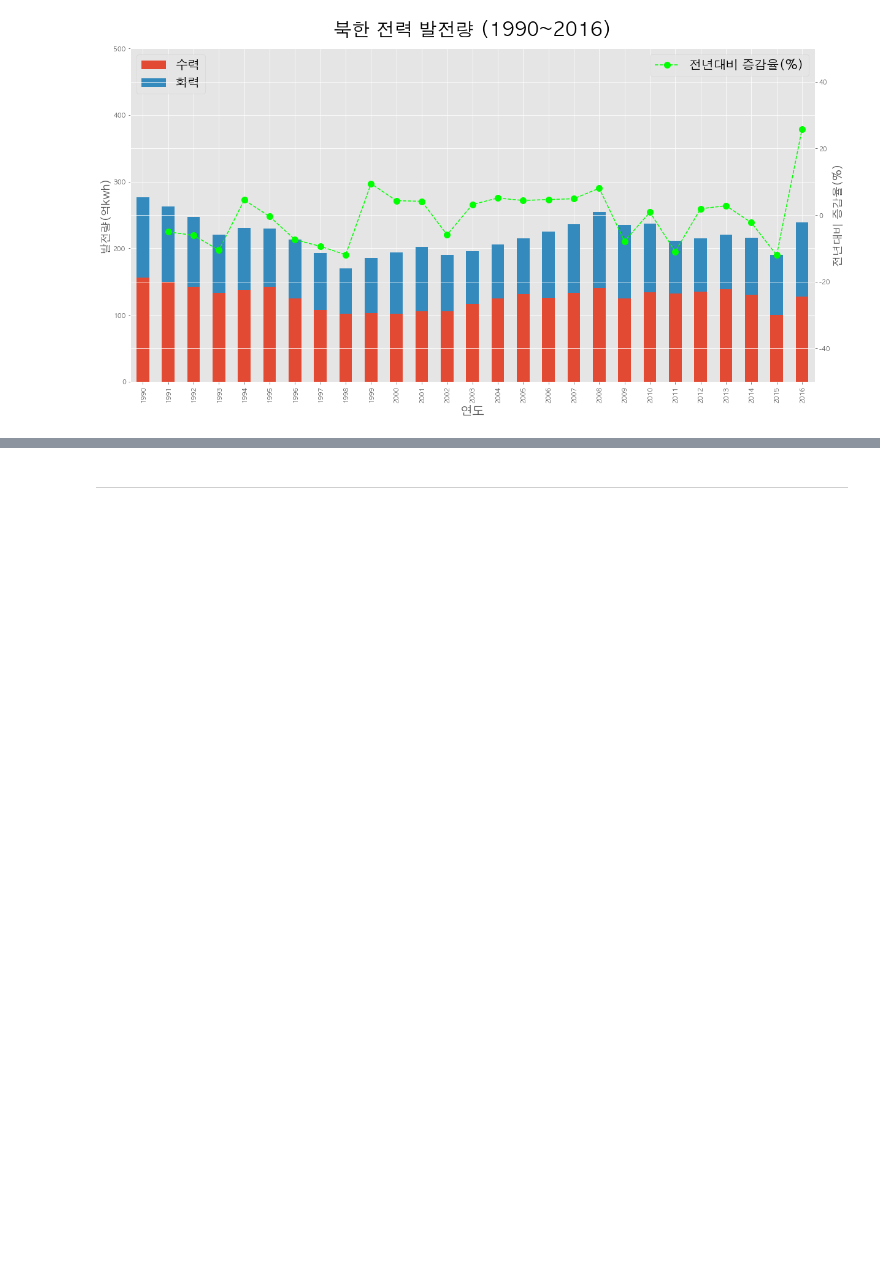
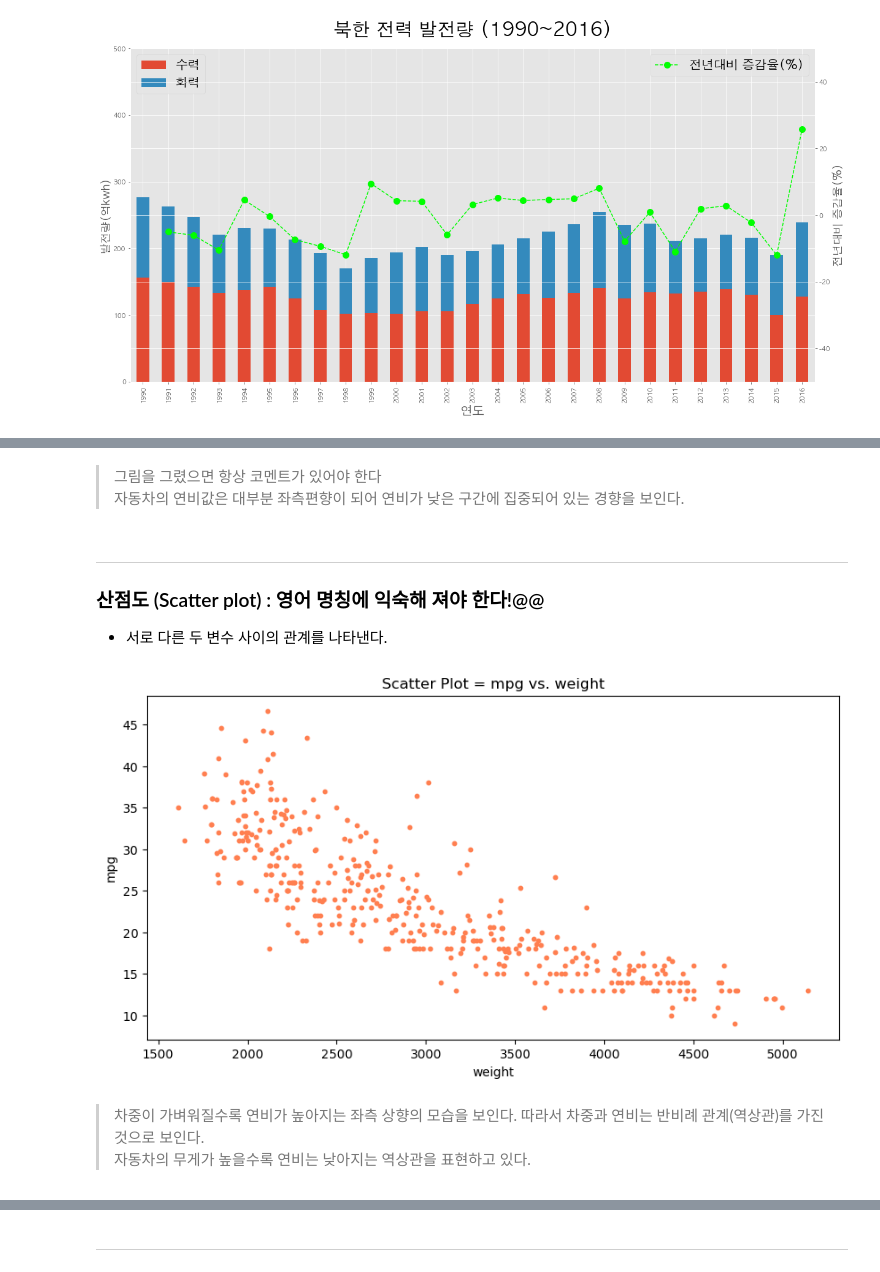
Before and after one commit to monargent0/TJPythonClass, a Jupyter notebook: 3.DataAnalysis/Note/09.시각화도구.ipynb, the cells around one changed output, grey strips where cells are left out. Cells and saved outputs as stored; diff of their text form; code cells hidden in the pictures; blank space fills up the shorter version.

```diff
--- a/3.DataAnalysis/Note/09.시각화도구.ipynb
+++ b/3.DataAnalysis/Note/09.시각화도구.ipynb
@@ -147,0 +184,28 @@ plt.show()
+# %% [markdown]
+> 그림을 그렸으면 항상 코멘트가 있어야 한다<br>
+> 자동차의 연비값은 대부분 좌측편향이 되어 연비가 낮은 구간에 집중되어 있는 경향을 보인다.
+# %% [markdown]
+---
+### 산점도 (Scatter plot) : 영어 명칭에 익숙해 져야 한다!@@
+- 서로 다른 두 변수 사이의 관계를 나타낸다.
+# %%
+plt.style.use('default')
+# %%
+# 연비(mpg) 와 차중(weight) 열에 대한 산점도 그리기 // 옛날 용어 산포도 -> 요즘 용어 산점도
+df.plot(
+    kind = 'scatter',
+    x = 'weight',
+    y = 'mpg',
+    c = 'coral', # color
+    s = 10, # 점 크기size , size로는 사용 못함 s 로만 사용
+    figsize = (10,5)
+)
+
+plt.title('Scatter Plot = mpg vs. weight')
+
+plt.show()
+# %% [output]
+[figure, added]
+# %% [markdown]
+> 차중이 가벼워질수록 연비가 높아지는 좌측 상향의 모습을 보인다. 따라서 차중과 연비는 반비례 관계(역상관)를 가진 것으로 보인다.<br>
+> 자동차의 무게가 높을수록 연비는 낮아지는 역상관을 표현하고 있다.
```
Also changed, not shown: parts of 26 cells of this notebook, 11 other files.
